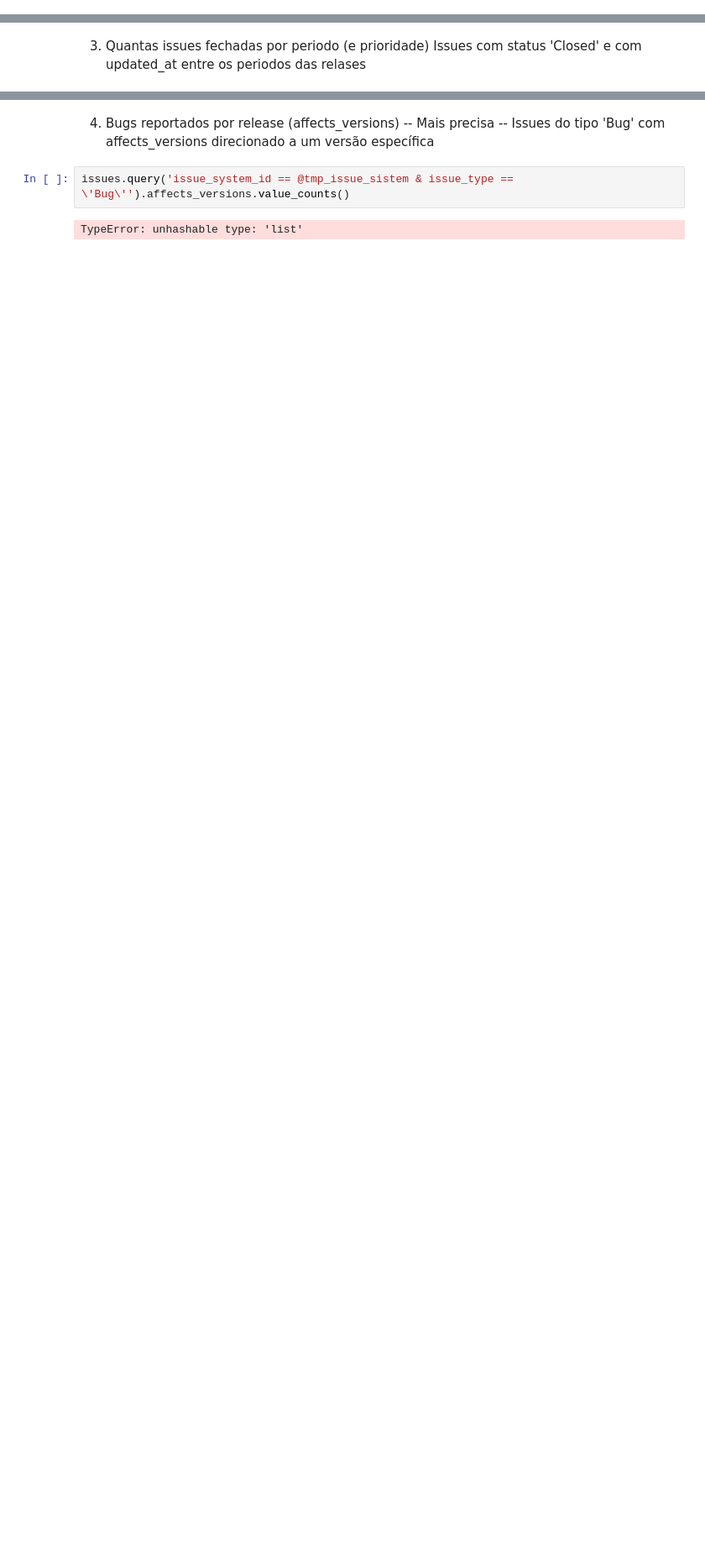
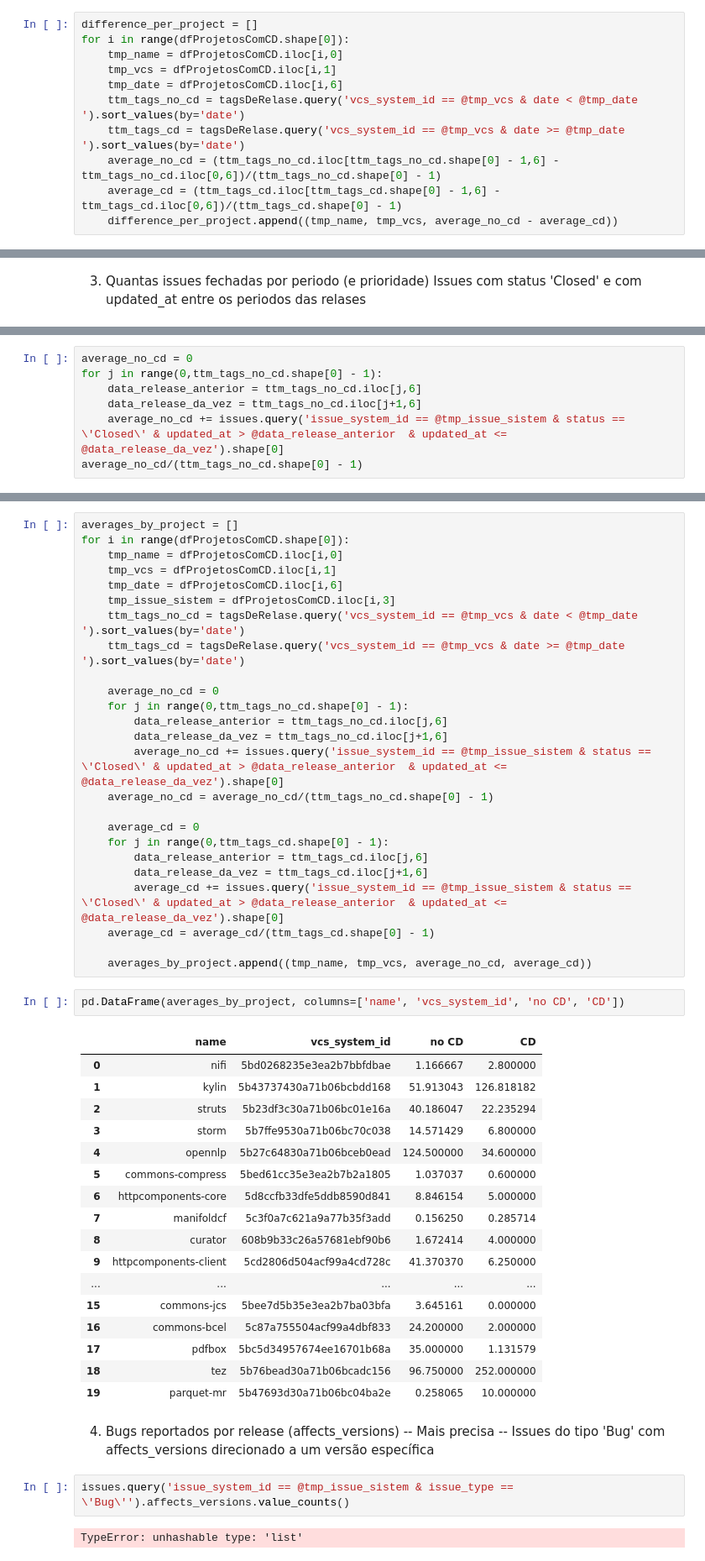
Before and after one commit to diegoandrade-iuv/msr-ch2022-cd, a Jupyter notebook: perguntas de pesquisa.ipynb, the cells around one changed output, grey strips where cells are left out. Shown at 84% size. Saved outputs shown, nothing was run; the diff lists cells and outputs as text; blank space fills up the shorter version.

```diff
--- a/perguntas de pesquisa.ipynb
+++ b/perguntas de pesquisa.ipynb
@@ -266,0 +294,11 @@ ttm_tags_cd = tagsDeRelase.query('vcs_system_id == @tmp_vcs & date >= @tmp_date
+# %%
+difference_per_project = []
+for i in range(dfProjetosComCD.shape[0]):
+    tmp_name = dfProjetosComCD.iloc[i,0]
+    tmp_vcs = dfProjetosComCD.iloc[i,1]
+    tmp_date = dfProjetosComCD.iloc[i,6]
+    ttm_tags_no_cd = tagsDeRelase.query('vcs_system_id == @tmp_vcs & date < @tmp_date ').sort_values(by='date')
+    ttm_tags_cd = tagsDeRelase.query('vcs_system_id == @tmp_vcs & date >= @tmp_date ').sort_values(by='date')
+    average_no_cd = (ttm_tags_no_cd.iloc[ttm_tags_no_cd.shape[0] - 1,6] - ttm_tags_no_cd.iloc[0,6])/(ttm_tags_no_cd.shape[0] - 1)
+    average_cd = (ttm_tags_cd.iloc[ttm_tags_cd.shape[0] - 1,6] - ttm_tags_cd.iloc[0,6])/(ttm_tags_cd.shape[0] - 1)
+    difference_per_project.append((tmp_name, tmp_vcs, average_no_cd - average_cd))
@@ -308,0 +363,7 @@ Issues com status 'Closed' e com updated_at entre os periodos das relases
+# %%
+average_no_cd = 0
+for j in range(0,ttm_tags_no_cd.shape[0] - 1):
+    data_release_anterior = ttm_tags_no_cd.iloc[j,6]
+    data_release_da_vez = ttm_tags_no_cd.iloc[j+1,6]
+    average_no_cd += issues.query('issue_system_id == @tmp_issue_sistem & status == \'Closed\' & updated_at > @data_release_anterior  & updated_at <= @data_release_da_vez').shape[0]
+average_no_cd/(ttm_tags_no_cd.shape[0] - 1)
@@ -309,3 +374,48 @@ Issues com status 'Closed' e com updated_at entre os periodos das relases
+# %%
+averages_by_project = []
+for i in range(dfProjetosComCD.shape[0]):
+    tmp_name = dfProjetosComCD.iloc[i,0]
+    tmp_vcs = dfProjetosComCD.iloc[i,1]
+    tmp_date = dfProjetosComCD.iloc[i,6]
+    tmp_issue_sistem = dfProjetosComCD.iloc[i,3]
+    ttm_tags_no_cd = tagsDeRelase.query('vcs_system_id == @tmp_vcs & date < @tmp_date ').sort_values(by='date')
+    ttm_tags_cd = tagsDeRelase.query('vcs_system_id == @tmp_vcs & date >= @tmp_date ').sort_values(by='date')
+
+    average_no_cd = 0
+    for j in range(0,ttm_tags_no_cd.shape[0] - 1):
+        data_release_anterior = ttm_tags_no_cd.iloc[j,6]
+        data_release_da_vez = ttm_tags_no_cd.iloc[j+1,6]
+        average_no_cd += issues.query('issue_system_id == @tmp_issue_sistem & status == \'Closed\' & updated_at > @data_release_anterior  & updated_at <= @data_release_da_vez').shape[0]
+    average_no_cd = average_no_cd/(ttm_tags_no_cd.shape[0] - 1)
+
+    average_cd = 0
+    for j in range(0,ttm_tags_cd.shape[0] - 1):
+        data_release_anterior = ttm_tags_cd.iloc[j,6]
+        data_release_da_vez = ttm_tags_cd.iloc[j+1,6]
+        average_cd += issues.query('issue_system_id == @tmp_issue_sistem & status == \'Closed\' & updated_at > @data_release_anterior  & updated_at <= @data_release_da_vez').shape[0]
+    average_cd = average_cd/(ttm_tags_cd.shape[0] - 1)
+
+    averages_by_project.append((tmp_name, tmp_vcs, average_no_cd, average_cd))
+# %%
+pd.DataFrame(averages_by_project, columns=['name', 'vcs_system_id', 'no CD', 'CD'])
+# %% [output]
+|  | name | vcs_system_id | no CD | CD |
+| 0 | nifi | 5bd0268235e3ea2b7bbfdbae | 1.166667 | 2.800000 |
+| 1 | kylin | 5b43737430a71b06bcbdd168 | 51.913043 | 126.818182 |
+| 2 | struts | 5b23df3c30a71b06bc01e16a | 40.186047 | 22.235294 |
+| 3 | storm | 5b7ffe9530a71b06bc70c038 | 14.571429 | 6.800000 |
+| 4 | opennlp | 5b27c64830a71b06bceb0ead | 124.500000 | 34.600000 |
+| 5 | commons-compress | 5bed61cc35e3ea2b7b2a1805 | 1.037037 | 0.600000 |
+| 6 | httpcomponents-core | 5d8ccfb33dfe5ddb8590d841 | 8.846154 | 5.000000 |
+| 7 | manifoldcf | 5c3f0a7c621a9a77b35f3add | 0.156250 | 0.285714 |
+| 8 | curator | 608b9b33c26a57681ebf90b6 | 1.672414 | 4.000000 |
+| 9 | httpcomponents-client | 5cd2806d504acf99a4cd728c | 41.370370 | 6.250000 |
+| ... | ... | ... | ... | ... |
+| 15 | commons-jcs | 5bee7d5b35e3ea2b7ba03bfa | 3.645161 | 0.000000 |
+| 16 | commons-bcel | 5c87a755504acf99a4dbf833 | 24.200000 | 2.000000 |
+| 17 | pdfbox | 5bc5d34957674ee16701b68a | 35.000000 | 1.131579 |
+| 18 | tez | 5b76bead30a71b06bcadc156 | 96.750000 | 252.000000 |
+| 19 | parquet-mr | 5b47693d30a71b06bc04ba2e | 0.258065 | 10.000000 |
 # %% [markdown]
 4) Bugs reportados por release (affects_versions) -- Mais precisa --
 Issues do tipo 'Bug' com affects_versions direcionado a um versão específica
```
Also changed, not shown: parts of 11 cells of this notebook.
